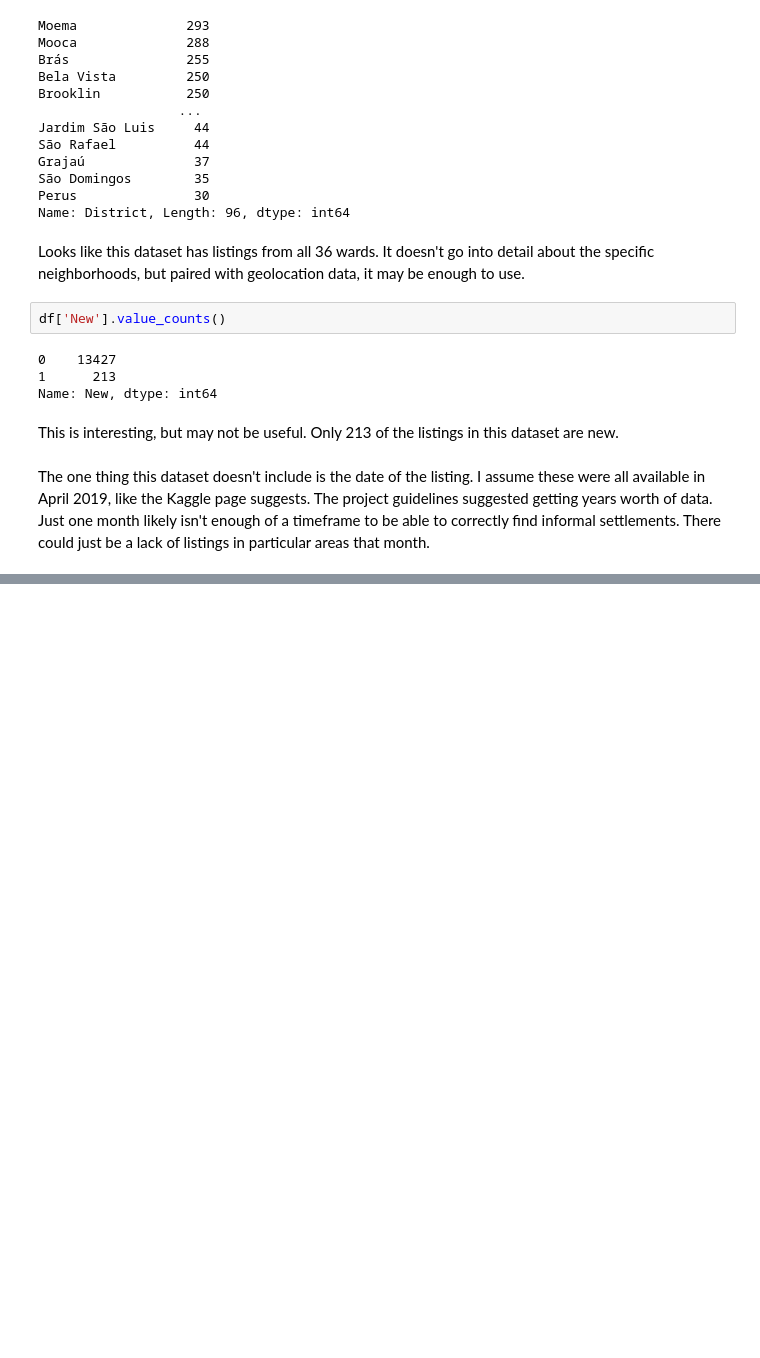
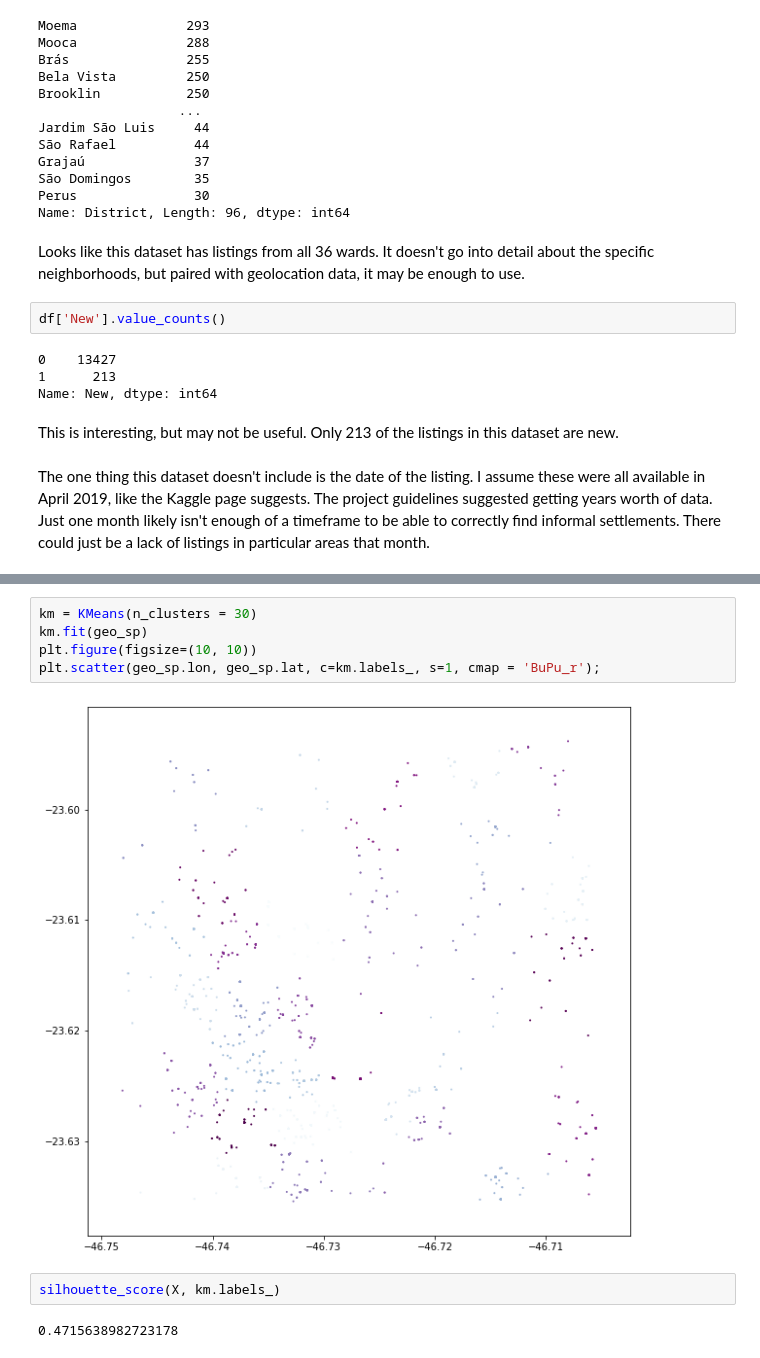
Before and after one commit to q-downgrade/informal-settlement-identification, a Jupyter notebook: workspaces/q/preliminary-EDA.ipynb, the cells around one changed output, grey strips where cells are left out. Drawn from its saved outputs; the diff is of its cells as text; blank space fills up the shorter version.

```diff
--- a/workspaces/q/preliminary-EDA.ipynb
+++ b/workspaces/q/preliminary-EDA.ipynb
@@ -241,0 +346,11 @@ The one thing this dataset doesn't include is the date of the listing. I assume
+# %%
+km = KMeans(n_clusters = 30)
+km.fit(geo_sp)
+plt.figure(figsize=(10, 10))
+plt.scatter(geo_sp.lon, geo_sp.lat, c=km.labels_, s=1, cmap = 'BuPu_r');
+# %% [output]
+[figure, added]
+# %%
+silhouette_score(X, km.labels_)
+# %% [output]
+0.4715638982723178
```
Also changed, not shown: parts of 28 cells of this notebook.
